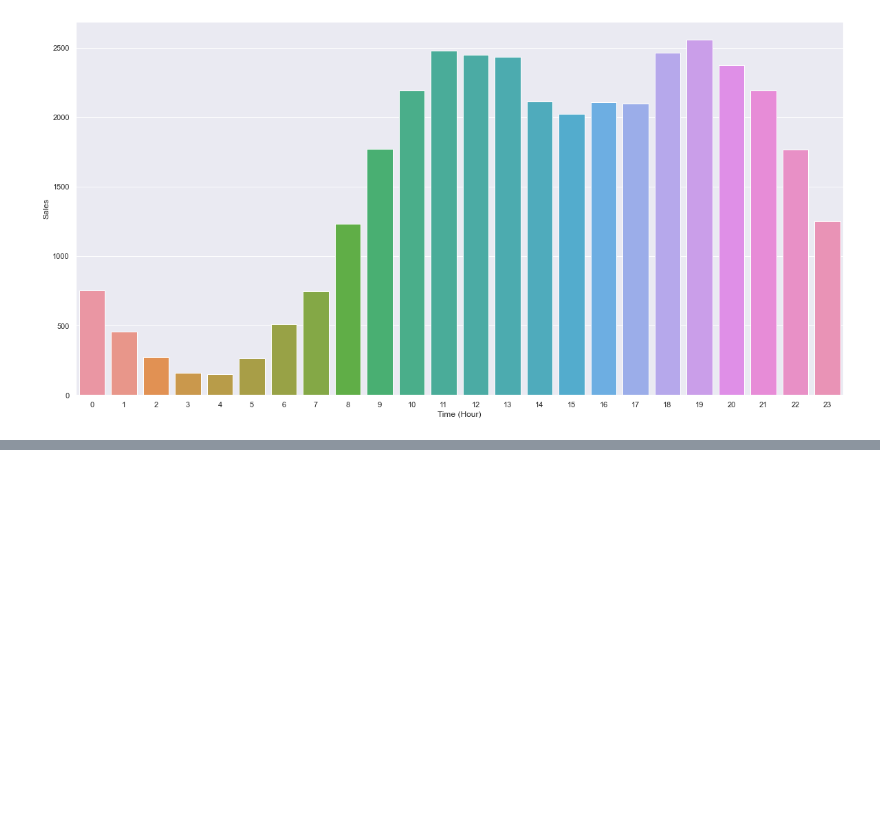
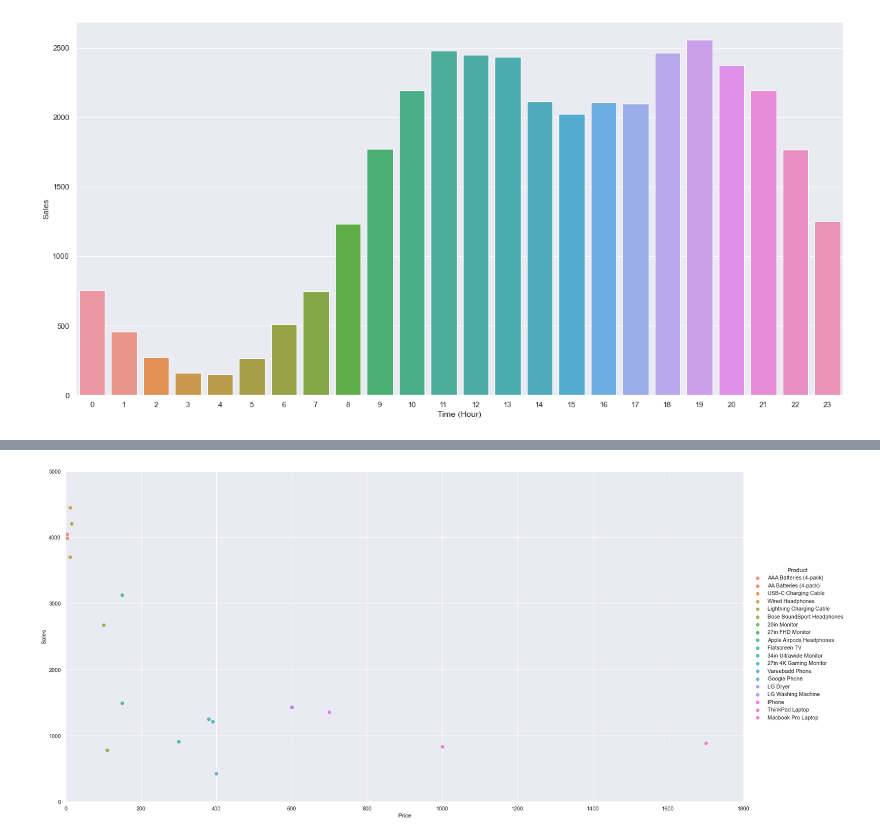
Before and after one commit to bejarrodar/GroupProject3, a Jupyter notebook: quarter1.ipynb, the cells around one changed output, grey strips where cells are left out. Saved outputs shown, nothing was run; the diff lists cells and outputs as text; code cells hidden in the pictures; blank space fills up the shorter version.

Commit message:
Added lmplot to quarter1

```diff
--- a/quarter1.ipynb
+++ b/quarter1.ipynb
@@ -329,0 +348,5 @@ plt.show()
+# %%
+sold_price = q1.groupby('Price Each').count()[['Order ID']]
+product_price = pd.merge(left=sold_price.reset_index(),right=q1[['Product','Price Each']].reset_index(),on='Price Each',how='left').drop_duplicates(subset=['Product','Price Each'])
+product_price = product_price.set_index('Price Each')
+product_price = product_price.drop('index', axis=1)
@@ -329,0 +374,16 @@ plt.show()
+# %%
+
+ax = sns.lmplot(
+    data = product_price.reset_index(),
+    x= 'Price Each',
+    y = 'Order ID',
+    hue= 'Product',
+    height=10,
+    aspect=2
+)
+ax.set(xlabel='Price', ylabel='Sales')
+plt.ylim(0,5000)
+plt.xlim(0,1800)
+plt.show()
+# %% [output]
+[figure, added]
```
Also changed, not shown: parts of 10 cells of this notebook.
